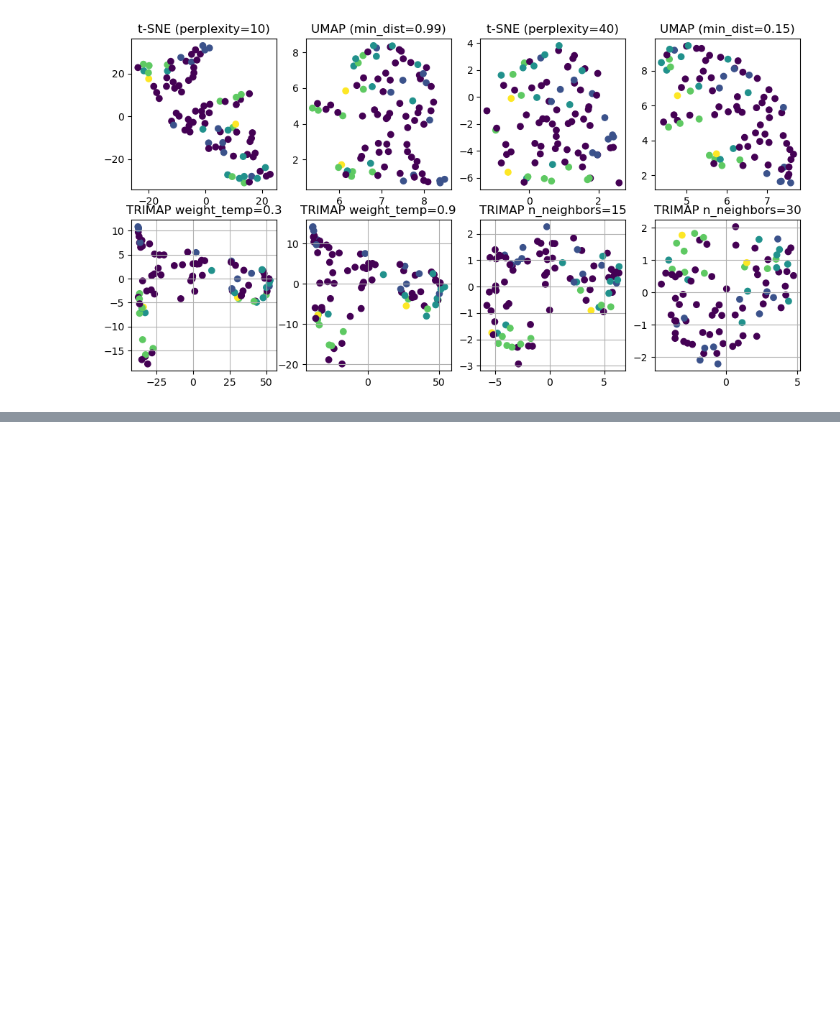
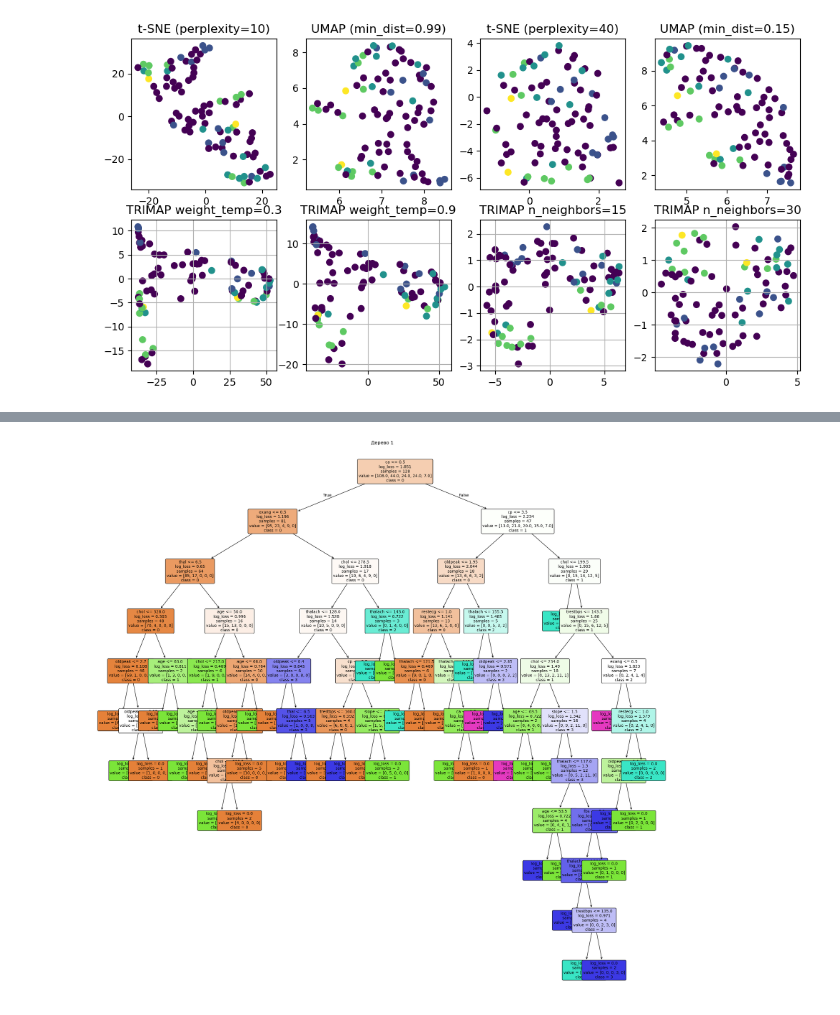
Before and after one commit to Displs/mirea_isat, a Jupyter notebook: prac5_6/prac5-6.ipynb, the cells around one changed output, grey strips where cells are left out. Drawn from its saved outputs; the diff is of its cells as text; code cells hidden in the pictures; blank space fills up the shorter version.

Commit message:
added tree to random forest

```diff
--- a/prac5_6/prac5-6.ipynb
+++ b/prac5_6/prac5-6.ipynb
@@ -404,0 +432,19 @@ plt.show()
+# %%
+trees = rf_clf.best_estimator_.estimators_[:1]
+
+plt.figure(figsize=(40, 20))
+
+for i, tree in enumerate(trees):
+    plt.subplot(1, 2, i + 1)
+    plot_tree(tree,
+                  feature_names=X_train.columns,
+                  class_names=['0','1','2','3','4'],
+                  filled=True,
+                  rounded=True,
+                  fontsize=10)
+    plt.title(f"Дерево {i + 1}")
+
+plt.tight_layout()
+plt.show()
+# %% [output]
+[figure, added]
```
Also changed, not shown: parts of 3 cells of this notebook.
